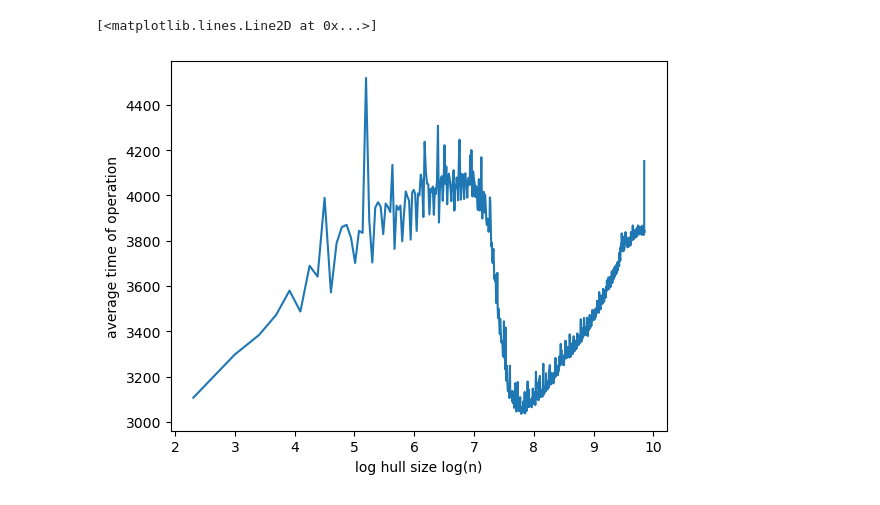
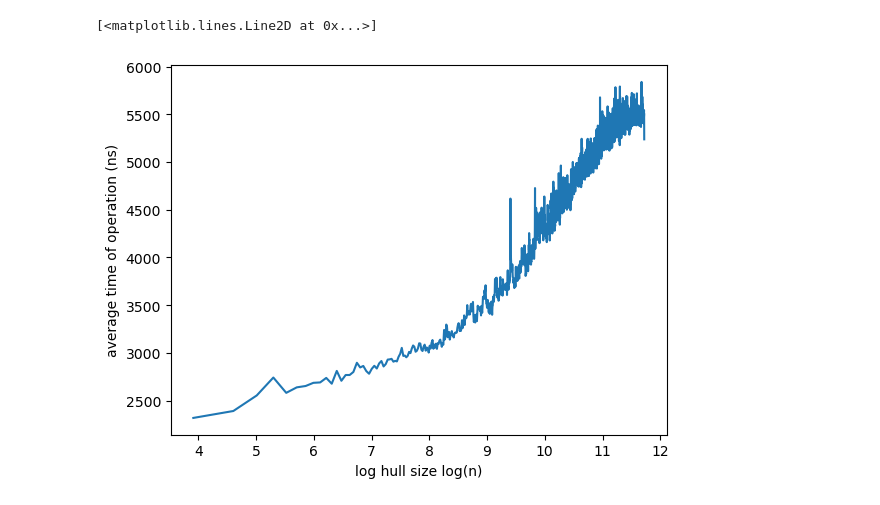
Before and after one commit to sumeetshirgure/DynamicPlanarHull, a Jupyter notebook: notes/RunningTimes.ipynb, the cells around one changed output. Drawn from its saved outputs; the diff is of its cells as text; code cells hidden in the pictures.

```diff
--- a/notes/RunningTimes.ipynb
+++ b/notes/RunningTimes.ipynb
@@ -4,8 +4,8 @@ import numpy as np
 import matplotlib.pyplot as plt
 from collections import defaultdict
 # %%
-n_points = 100000
-num_runs = 1000
+n_points = 1000000
+num_runs = 10
 
 table = defaultdict(list)
 for run_no in range(num_runs) :
@@ -33,7 +33,7 @@ plt.scatter( deviations[:,0], deviations[:,1], marker='.' )
 # %%
 # Club readings into blocks to improve estimators for average operation time and deviation from average.
 
-block_size = 20
+block_size = 100
 avg_sizes = []
 avg_times = []
 avg_deviations = []
@@ -58,11 +58,11 @@ avg_deviations = np.array(avg_deviations)
 # %%
 # Generate average running time plot.
 plt.xlabel('log hull size log(n)')
-plt.ylabel('average time of operation')
+plt.ylabel('average time of operation (ns)')
 
-plt.plot(np.log(avg_sizes), avg_times, label='average operation times')
+plt.plot(np.log(avg_sizes), avg_times, label='average operation times (ns)')
 # %% [output]
 [<matplotlib.lines.Line2D at 0x...>]
-[figure, old version]
+[figure, new version]
 # %%
 # Generate deviation plot.
```
Also changed, not shown: parts of 4 cells of this notebook, 4 other files.
